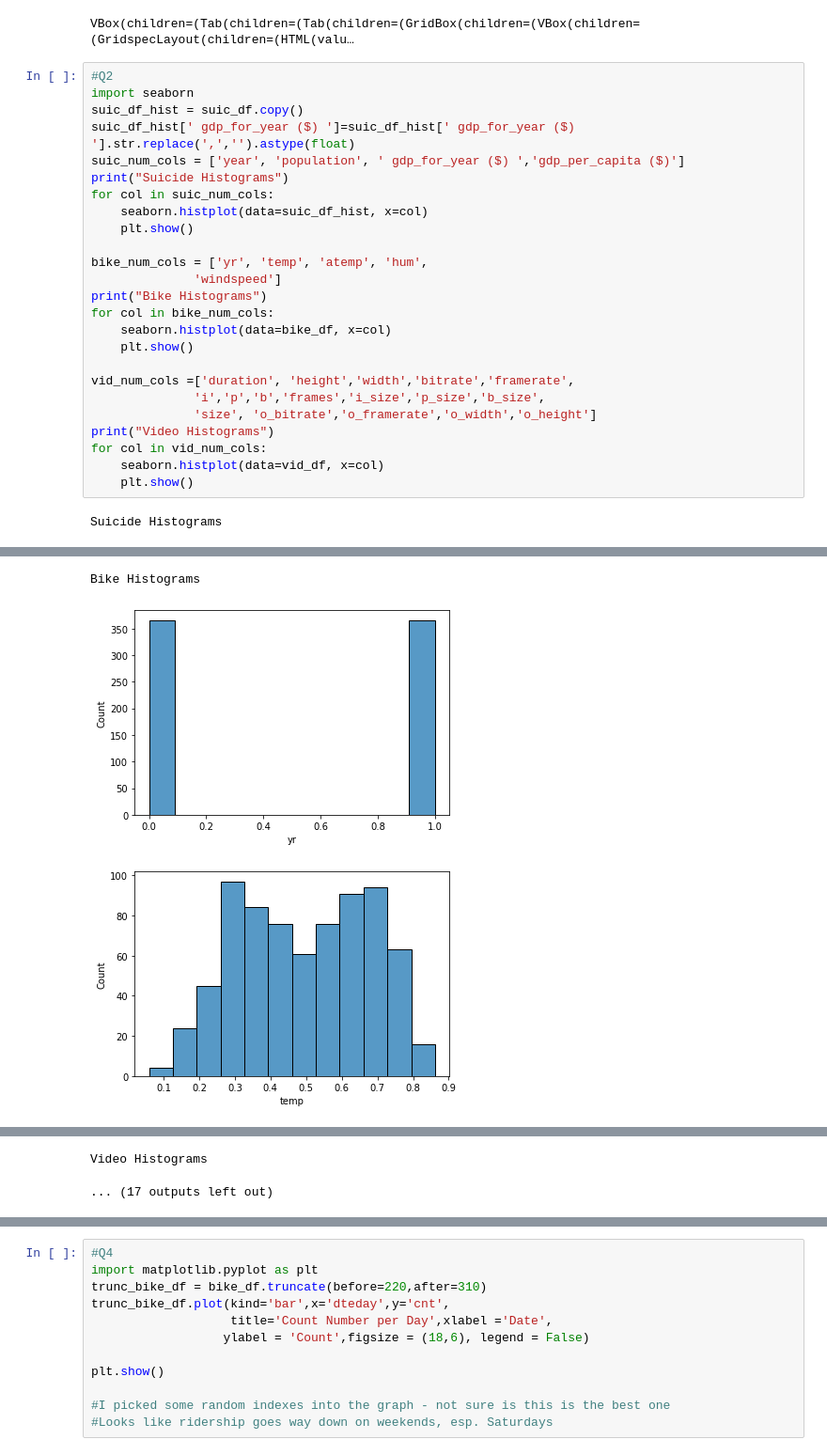
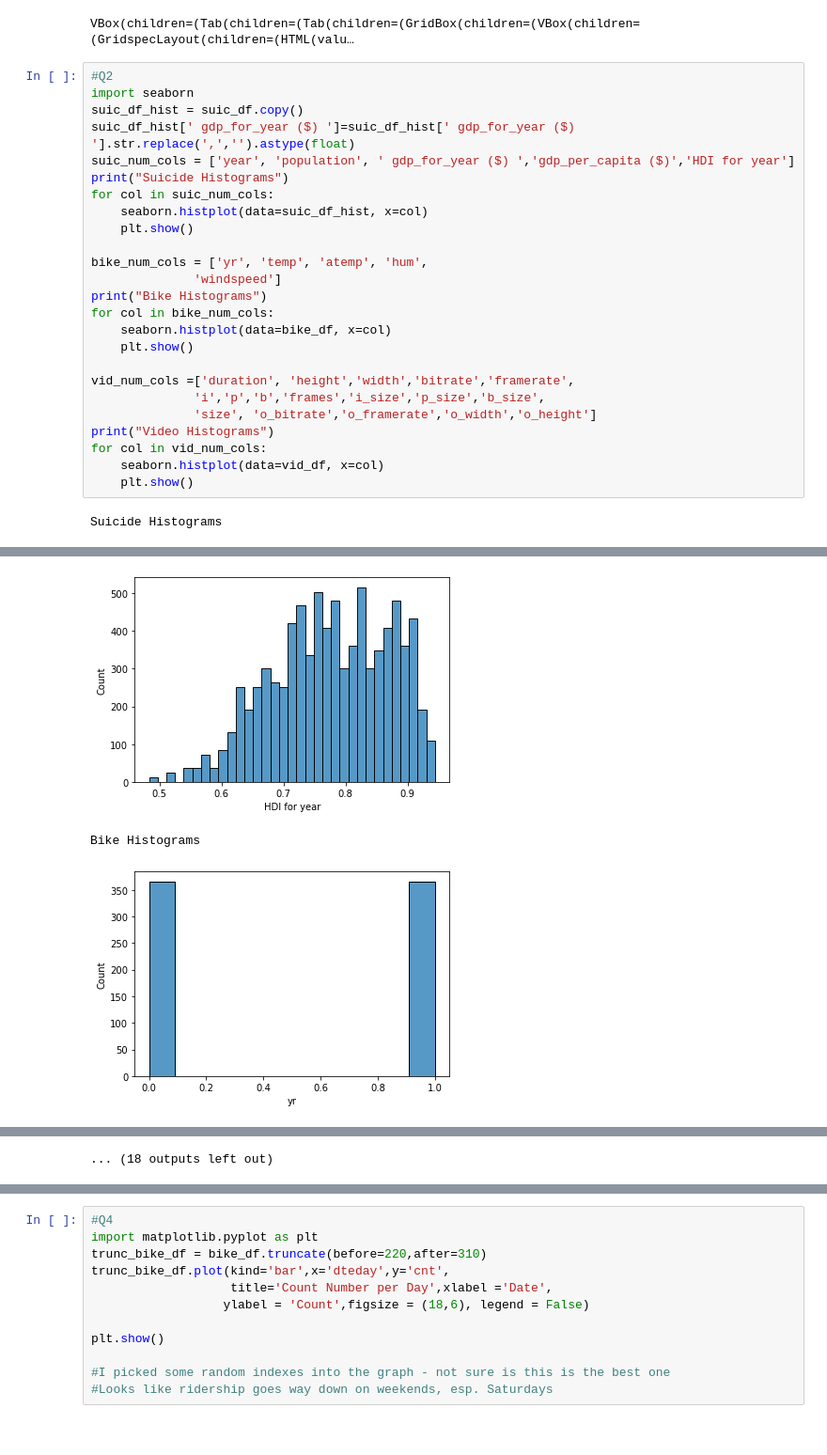
Before and after one commit to ztucker4/ECE219_Winter2021, a Jupyter notebook: Project_4/Project_4.ipynb, the cells around one changed output, grey strips where cells are left out. Shown at 94% size. Saved outputs shown, nothing was run; the diff lists cells and outputs as text.

```diff
--- a/Project_4/Project_4.ipynb
+++ b/Project_4/Project_4.ipynb
@@ -58,33 +56,33 @@ VBox(children=(Tab(children=(Tab(children=(GridBox(children=(VBox(children=(Grid
 #Q2
 import seaborn
 suic_df_hist = suic_df.copy()
 suic_df_hist[' gdp_for_year ($) ']=suic_df_hist[' gdp_for_year ($) '].str.replace(',','').astype(float)
-suic_num_cols = ['year', 'population', ' gdp_for_year ($) ','gdp_per_capita ($)']
+suic_num_cols = ['year', 'population', ' gdp_for_year ($) ','gdp_per_capita ($)','HDI for year']
 print("Suicide Histograms")
 for col in suic_num_cols:
     seaborn.histplot(data=suic_df_hist, x=col)
     plt.show()
 
 bike_num_cols = ['yr', 'temp', 'atemp', 'hum',
               'windspeed']
 print("Bike Histograms")
 for col in bike_num_cols:
     seaborn.histplot(data=bike_df, x=col)
     plt.show()
 
 vid_num_cols =['duration', 'height','width','bitrate','framerate',
               'i','p','b','frames','i_size','p_size','b_size',
               'size', 'o_bitrate','o_framerate','o_width','o_height']
 print("Video Histograms")
 for col in vid_num_cols:
     seaborn.histplot(data=vid_df, x=col)
     plt.show()
 # %% [output]
 Suicide Histograms
 [figure]
 [figure]
 [figure]
 [figure]
+[figure, new version]
 Bike Histograms
-[figure, old version]
-[figure, old version]
+[figure, new version]
@@ -94,5 +93,4 @@ Bike Histograms
-Video Histograms
+... (18 outputs left out)
-... (17 outputs left out)
 # %%
 #Q1b
 
```
Also changed, not shown: parts of 6 cells of this notebook, 2 other files.
